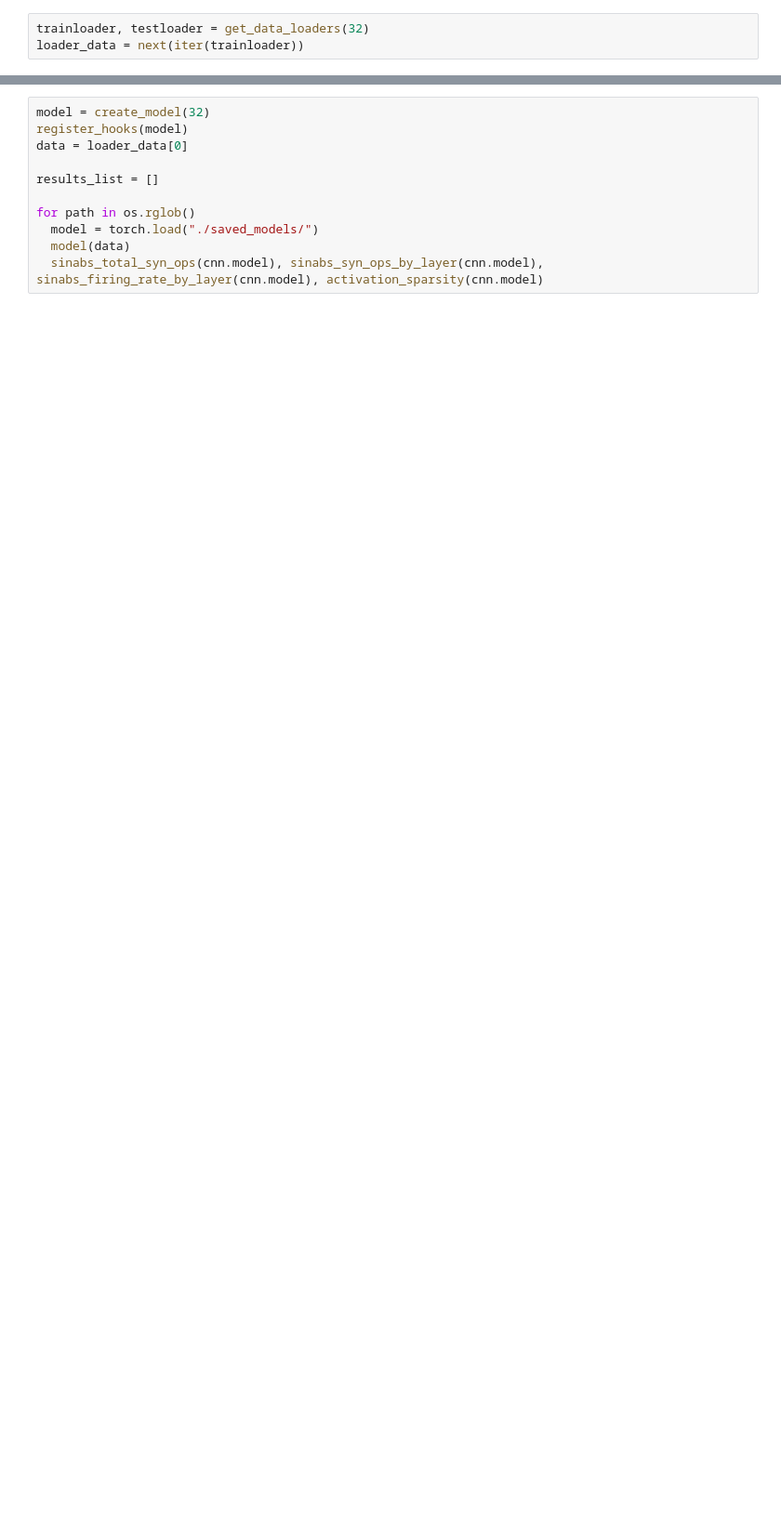
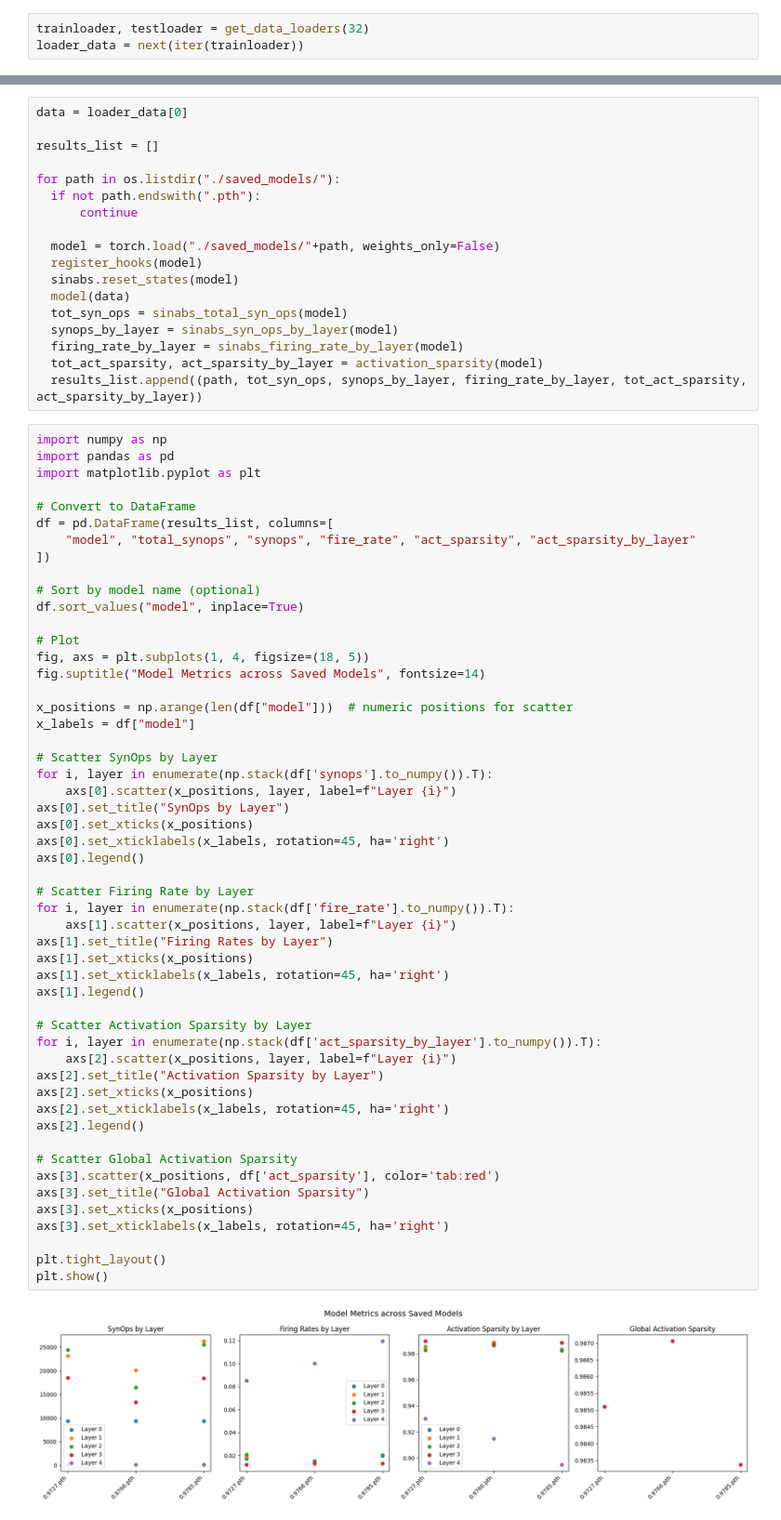
Before and after one commit to neuromorphic-polito/inNuCE_BRANDY-2025, a Jupyter notebook: SNN_sinabs_training.ipynb, the cells around one changed output, grey strips where cells are left out. Shown at 93% size. Drawn from its saved outputs; the diff is of its cells as text; blank space fills up the shorter version.

```diff
--- a/SNN_sinabs_training.ipynb
+++ b/SNN_sinabs_training.ipynb
@@ -260,11 +297,72 @@ torch.Size([32, 30, 2, 34, 34])
 # %%
-model = create_model(32)
-register_hooks(model)
 data = loader_data[0]
 
 results_list = []
 
-for path in os.rglob()
-  model = torch.load("./saved_models/")
+for path in os.listdir("./saved_models/"):
+  if not path.endswith(".pth"):
+      continue
+
+  model = torch.load("./saved_models/"+path, weights_only=False)
+  register_hooks(model)
+  sinabs.reset_states(model)
   model(data)
-  sinabs_total_syn_ops(cnn.model), sinabs_syn_ops_by_layer(cnn.model), sinabs_firing_rate_by_layer(cnn.model), activation_sparsity(cnn.model)
+  tot_syn_ops = sinabs_total_syn_ops(model)
+  synops_by_layer = sinabs_syn_ops_by_layer(model)
+  firing_rate_by_layer = sinabs_firing_rate_by_layer(model)
+  tot_act_sparsity, act_sparsity_by_layer = activation_sparsity(model)
+  results_list.append((path, tot_syn_ops, synops_by_layer, firing_rate_by_layer, tot_act_sparsity, act_sparsity_by_layer))
+# %%
+import numpy as np
+import pandas as pd
+import matplotlib.pyplot as plt
+
+# Convert to DataFrame
+df = pd.DataFrame(results_list, columns=[
+    "model", "total_synops", "synops", "fire_rate", "act_sparsity", "act_sparsity_by_layer"
+])
+
+# Sort by model name (optional)
+df.sort_values("model", inplace=True)
+
+# Plot
+fig, axs = plt.subplots(1, 4, figsize=(18, 5))
+fig.suptitle("Model Metrics across Saved Models", fontsize=14)
+
+x_positions = np.arange(len(df["model"]))  # numeric positions for scatter
+x_labels = df["model"]
+
+# Scatter SynOps by Layer
+for i, layer in enumerate(np.stack(df['synops'].to_numpy()).T):
+    axs[0].scatter(x_positions, layer, label=f"Layer {i}")
+axs[0].set_title("SynOps by Layer")
+axs[0].set_xticks(x_positions)
+axs[0].set_xticklabels(x_labels, rotation=45, ha='right')
+axs[0].legend()
+
+# Scatter Firing Rate by Layer
+for i, layer in enumerate(np.stack(df['fire_rate'].to_numpy()).T):
+    axs[1].scatter(x_positions, layer, label=f"Layer {i}")
+axs[1].set_title("Firing Rates by Layer")
+axs[1].set_xticks(x_positions)
+axs[1].set_xticklabels(x_labels, rotation=45, ha='right')
+axs[1].legend()
+
+# Scatter Activation Sparsity by Layer
+for i, layer in enumerate(np.stack(df['act_sparsity_by_layer'].to_numpy()).T):
+    axs[2].scatter(x_positions, layer, label=f"Layer {i}")
+axs[2].set_title("Activation Sparsity by Layer")
+axs[2].set_xticks(x_positions)
+axs[2].set_xticklabels(x_labels, rotation=45, ha='right')
+axs[2].legend()
+
+# Scatter Global Activation Sparsity
+axs[3].scatter(x_positions, df['act_sparsity'], color='tab:red')
+axs[3].set_title("Global Activation Sparsity")
+axs[3].set_xticks(x_positions)
+axs[3].set_xticklabels(x_labels, rotation=45, ha='right')
+
+plt.tight_layout()
+plt.show()
+# %% [output]
+[figure, added]
```
Also changed, not shown: parts of 14 cells of this notebook, 5 other files.
